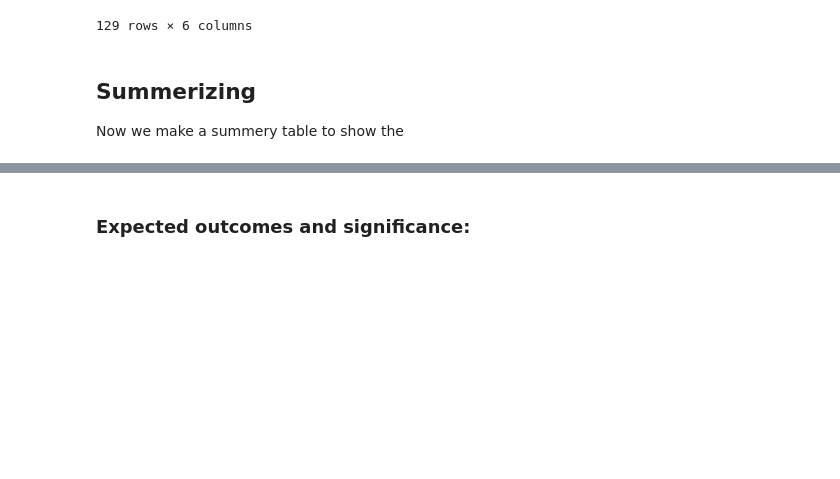
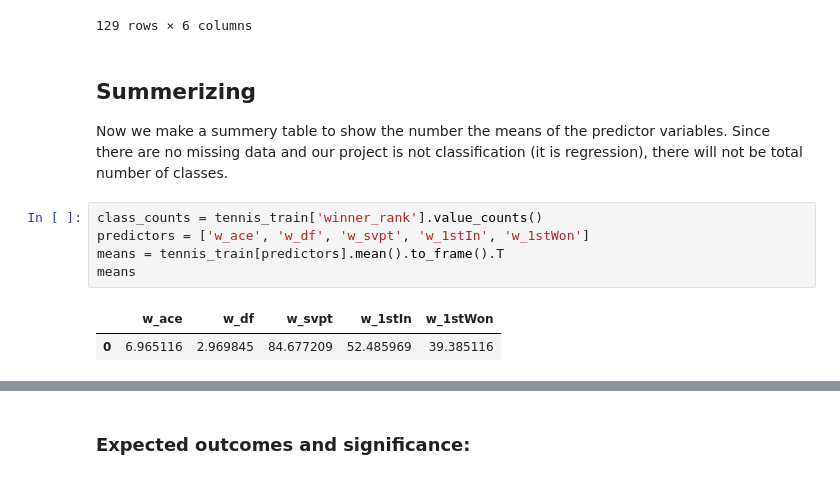
Before and after one commit to sungminl/dsci-100-2022w2-group-19, a Jupyter notebook: proposal.ipynb, the cells around one changed output, grey strips where cells are left out. Cells and saved outputs as stored; diff of their text form; blank space fills up the shorter version.

```diff
--- a/proposal.ipynb
+++ b/proposal.ipynb
@@ -121,4 +121,12 @@ tennis_train
 # %% [markdown]
 ## Summerizing
 
-Now we make a summery table to show the
+Now we make a summery table to show the number the means of the predictor variables. Since there are no missing data and our project is not classification (it is regression), there will not be total number of classes.
+# %%
+class_counts = tennis_train['winner_rank'].value_counts()
+predictors = ['w_ace', 'w_df', 'w_svpt', 'w_1stIn', 'w_1stWon']
+means = tennis_train[predictors].mean().to_frame().T
+means
+# %% [output]
+|  | w_ace | w_df | w_svpt | w_1stIn | w_1stWon |
+| 0 | 6.965116 | 2.969845 | 84.677209 | 52.485969 | 39.385116 |
```
Also changed, not shown: parts of 1 cell of this notebook.
